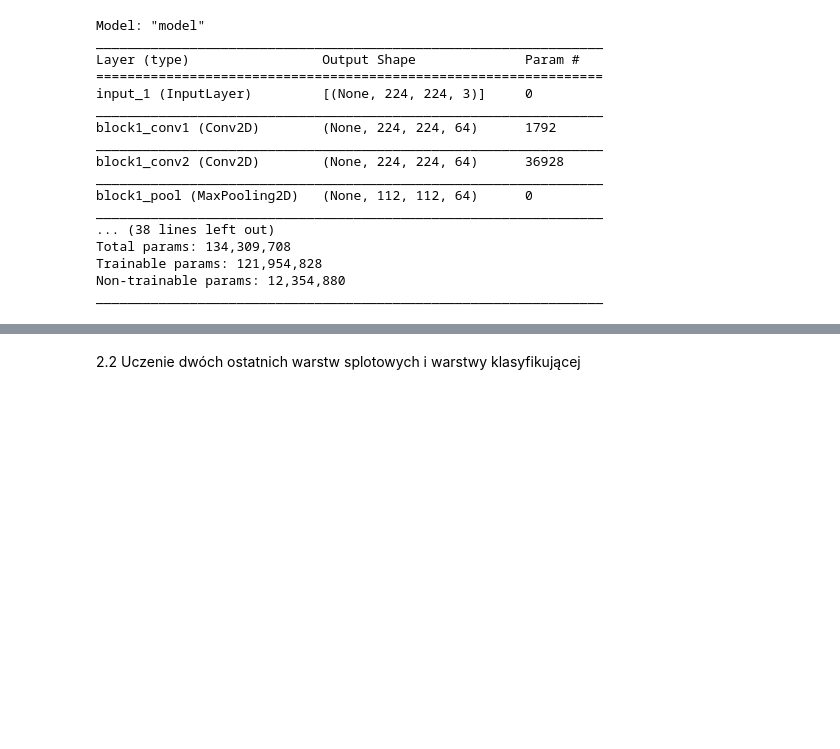
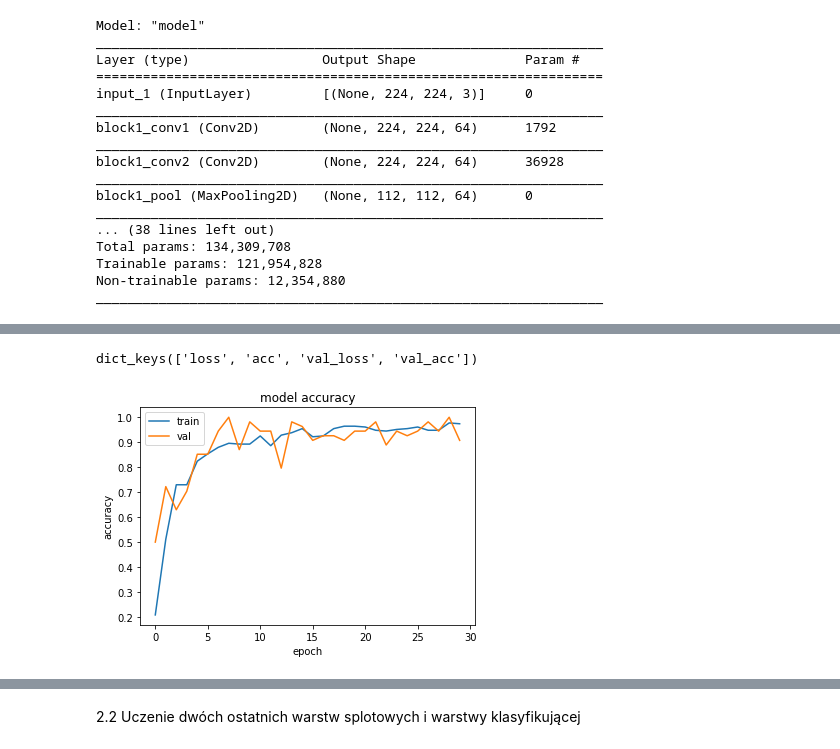
Before and after one commit to wojtasRobert/SNR-20Z-project, a Jupyter notebook: src/deep_learning.ipynb, the cells around one changed output, grey strips where cells are left out. Drawn from its saved outputs; the diff is of its cells as text; code cells hidden in the pictures; blank space fills up the shorter version.

```diff
--- a/src/deep_learning.ipynb
+++ b/src/deep_learning.ipynb
@@ -33,8 +37,8 @@ print(y_train.shape)
 (9796, 224, 224, 3)
 (9796, 12)
 # %%
-tsdata_gen = ImageDataGenerator(1./255)
-testdata = tsdata_gen.flow_from_directory(directory="../data/Test", target_size=(224,224), batch_size=1,color_mode="rgb", classes=classes,class_mode="categorical")
+tsdata_gen = ImageDataGenerator(rescale=1./255)
+testdata = tsdata_gen.flow_from_directory(directory="../data/Test",shuffle=False, target_size=(224,224), batch_size=1,color_mode="rgb", classes=classes,class_mode="categorical")
 # %% [output]
 Found 1981 images belonging to 12 classes.
 # %%
@@ -49,6 +73,6 @@ print(y_test.shape)
 # %%
-valdata_gen = ImageDataGenerator(1./255)
-valdata = tsdata_gen.flow_from_directory(directory="../data/Validation", target_size=(224,224), batch_size=1,color_mode="rgb", classes=classes,class_mode="categorical")
+valdata_gen = ImageDataGenerator(rescale=1./255)
+valdata = tsdata_gen.flow_from_directory(directory="../data/Validation",shuffle=True, target_size=(224,224), batch_size=1,color_mode="rgb", classes=classes,class_mode="categorical")
 # %% [output]
 Found 1735 images belonging to 12 classes.
 # %%
@@ -89,8 +113,8 @@ None
 for layer in base_model.layers:
     layer.trainable = False
 # %%
-checkpoint = ModelCheckpoint("vgg16_conv_pretrained1.h5", monitor='val_acc', verbose=1, save_best_only=True, save_weights_only=False, mode='auto', period=1)
-early_stopper = EarlyStopping(monitor='val_acc', min_delta=0.001, patience=20, verbose=1, mode='auto')
+checkpoint = ModelCheckpoint("ex-2a-18-32-1e-3.h5", monitor='val_acc', verbose=1, save_weights_only=False, mode='auto', period=1)
+# early_stopper = EarlyStopping(monitor='val_acc', min_delta=0.001, patience=100, verbose=1, mode='auto')
 # %% [output]
 WARNING:tensorflow:`period` argument is deprecated. Please use `save_freq` to specify the frequency in number of batches seen.
 # %% [markdown]
@@ -171,9 +197,10 @@ last_conv_model_history = last_conv_model.fit(
     validation_steps=len(valdata)//BATCH_SIZE,
     validation_data=valdata,
     shuffle=True,
-    callbacks=[checkpoint, early_stopper]
+    callbacks=[checkpoint],
+    workers=-1, use_multiprocessing=False
 )
 
 
-model.save(MODEL_FILE)
+last_conv_model.save(MODEL_FILE)
 # %% [output]
@@ -181,10 +224,13 @@ Epoch 1/50
 # %%
-print(history.history.keys())
-plt.plot(history_pretrained.history['acc'])
-plt.plot(history_pretrained.history['val_acc'])
+print(last_conv_model_history.history.keys())
+plt.plot(last_conv_model_history.history['acc'])
+plt.plot(last_conv_model_history.history['val_acc'])
 plt.title('model accuracy')
 plt.ylabel('accuracy')
 plt.xlabel('epoch')
-plt.legend(['train', 'test'], loc='upper left')
-plt.savefig('acc_training_process_last_conv.png')
+plt.legend(['train', 'val'], loc='upper left')
+plt.savefig('ex-2-30-321-1e-3.png')
 plt.show()
+# %% [output]
+dict_keys(['loss', 'acc', 'val_loss', 'val_acc'])
+[figure, added]
```
Also changed, not shown: parts of 25 cells of this notebook, 2 other files.
